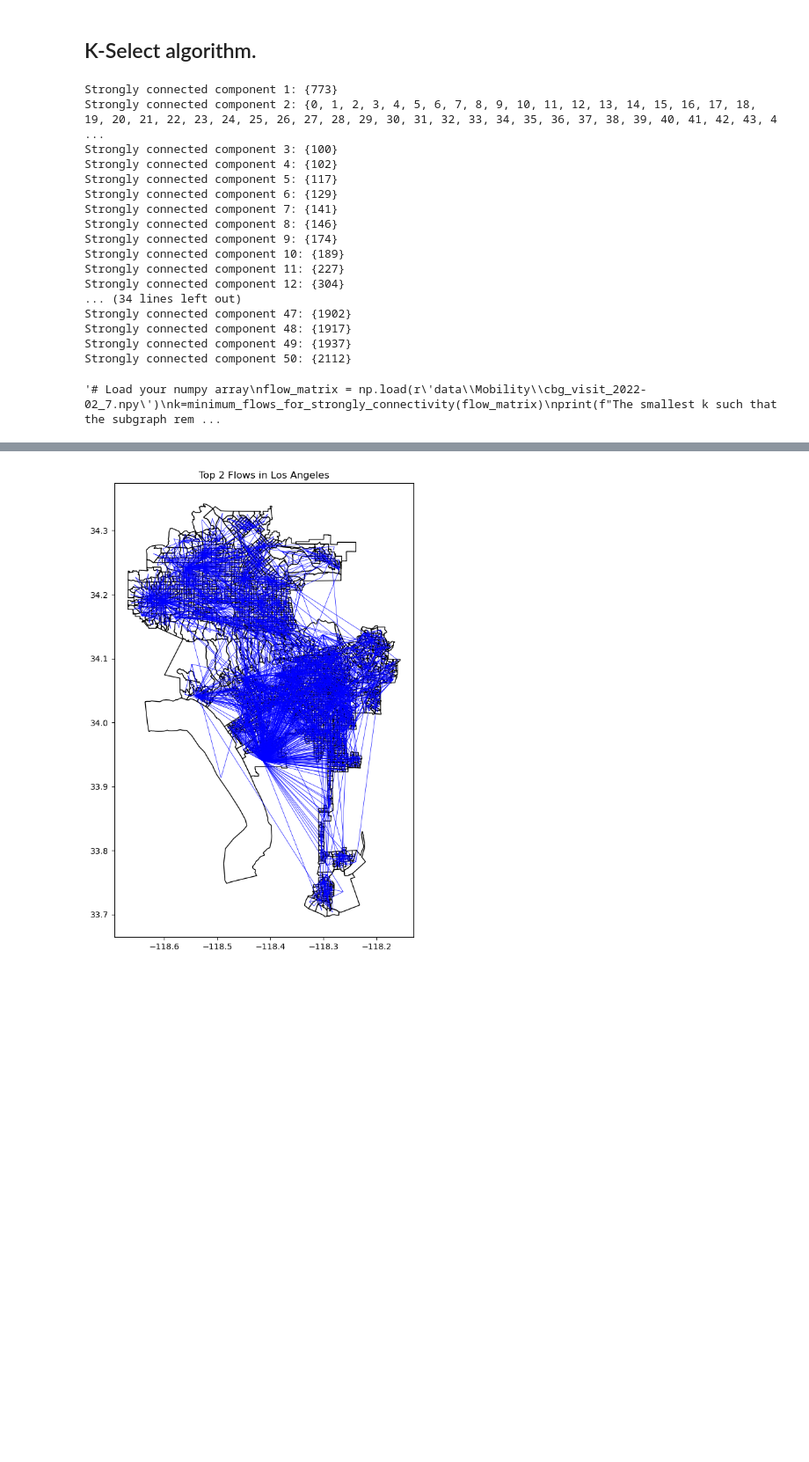
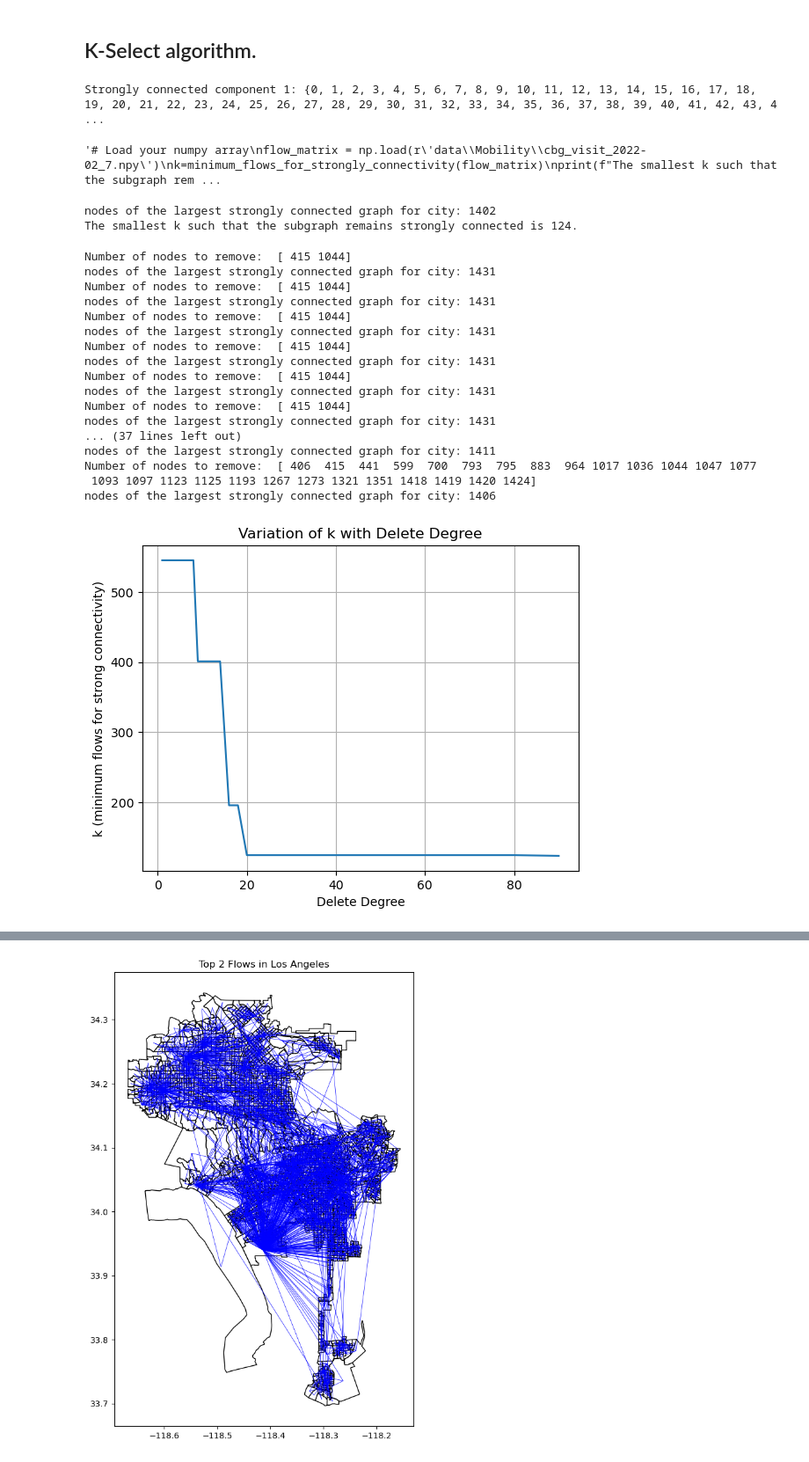
Before and after one commit to Mobility-Constant/Top-k-network, a Jupyter notebook: k_select.ipynb, the cells around one changed output, grey strips where cells are left out. Shown at 88% size. Saved outputs shown, nothing was run; the diff lists cells and outputs as text; code cells hidden in the pictures; blank space fills up the shorter version.

```diff
--- a/k_select.ipynb
+++ b/k_select.ipynb
@@ -17,8 +17,8 @@ from shapely import wkt
 # Extract the strongly connected components and print.
 
 # Load your numpy array and node to CBG mapping
-flow_matrix = np.load(r'data\Mobility\cbg_visit_2022-02_3.npy')
-
+#flow_matrix = np.load(r'data\Mobility\cbg_visit_2022-02_3.npy')
+flow_matrix = np.load(r'bj_flow_matrix_201807_wuhuan.npy')
 # Set the diagonal elements to zero
 np.fill_diagonal(flow_matrix, 0)
 
@@ -32,23 +32,7 @@ scc = list(nx.strongly_connected_components(G))
 for i, component in enumerate(scc, start=1):
     print(f"Strongly connected component {i}: {component}")
 # %% [output]
-Strongly connected component 1: {773}
-Strongly connected component 2: {0, 1, 2, 3, 4, 5, 6, 7, 8, 9, 10, 11, 12, 13, 14, 15, 16, 17, 18, 19, 20, 21, 22, 23, 24, 25, 26, 27, 28, 29, 30, 31, 32, 33, 34, 35, 36, 37, 38, 39, 40, 41, 42, 43, 4 ...
-Strongly connected component 3: {100}
-Strongly connected component 4: {102}
-Strongly connected component 5: {117}
-Strongly connected component 6: {129}
-Strongly connected component 7: {141}
-Strongly connected component 8: {146}
-Strongly connected component 9: {174}
-Strongly connected component 10: {189}
-Strongly connected component 11: {227}
-Strongly connected component 12: {304}
-... (34 lines left out)
-Strongly connected component 47: {1902}
-Strongly connected component 48: {1917}
-Strongly connected component 49: {1937}
-Strongly connected component 50: {2112}
+Strongly connected component 1: {0, 1, 2, 3, 4, 5, 6, 7, 8, 9, 10, 11, 12, 13, 14, 15, 16, 17, 18, 19, 20, 21, 22, 23, 24, 25, 26, 27, 28, 29, 30, 31, 32, 33, 34, 35, 36, 37, 38, 39, 40, 41, 42, 43, 4 ...
 # %%
 # The algorithm to find the smallest k such that the subgraph remains strongly connected
 # The binary search algorithm is used in finding the smallest k
@@ -117,3 +101,61 @@ print(f"The smallest k such that the subgraph remains strongly connected is {k}.
 """
 # %% [output]
 '# Load your numpy array\nflow_matrix = np.load(r\'data\\Mobility\\cbg_visit_2022-02_7.npy\')\nk=minimum_flows_for_strongly_connectivity(flow_matrix)\nprint(f"The smallest k such that the subgraph rem ...
+# %%
+# Load your numpy array
+flow_matrix = np.load(r'bj_flow_matrix_201807_liuhuan_reduced.npy')
+k=minimum_flows_for_strongly_connectivity(flow_matrix)
+print(f"The smallest k such that the subgraph remains strongly connected is {k}.")
+# %% [output]
+nodes of the largest strongly connected graph for city: 1402
+The smallest k such that the subgraph remains strongly connected is 124.
+# %%
+flow_matrix = np.load(r'bj_flow_matrix_201807_liuhuan.npy')
+delete_degrees = [1, 2,3 ,4, 5, 6, 7, 8, 9, 10, 12, 14, 16, 18, 20, 25, 30, 35, 40, 45, 50, 60, 70, 80, 90,]
+results = []
+df_ks = pd.DataFrame(columns=['delete_degree', 'k'])
+
+for delete_degree in delete_degrees:
+    # Convert the original flows to binary
+    flows_binary = (flow_matrix > 0).astype(int)
+
+    # Calculate the degrees based on the new definition
+    degrees_all = np.sum(np.logical_or(flows_binary, flows_binary.T), axis=1)
+
+    # find the nodes whose degree are lower than 5
+    nodes_to_remove = np.where(degrees_all < delete_degree)[0]
+    print('Number of nodes to remove: ', (nodes_to_remove))
+
+    # Remove the ndoes from the matrix
+    reduced_matrix = np.delete(flow_matrix, nodes_to_remove, axis=0)
+    reduced_matrix = np.delete(reduced_matrix, nodes_to_remove, axis=1)
+
+    k=minimum_flows_for_strongly_connectivity(reduced_matrix)
+    results.append(k)
+
+# 绘制结果
+plt.plot(delete_degrees, results)
+plt.xlabel('Delete Degree')
+plt.ylabel('k (minimum flows for strong connectivity)')
+plt.title('Variation of k with Delete Degree')
+plt.grid(True)
+plt.show()
+# %% [output]
+Number of nodes to remove:  [ 415 1044]
+nodes of the largest strongly connected graph for city: 1431
+Number of nodes to remove:  [ 415 1044]
+nodes of the largest strongly connected graph for city: 1431
+Number of nodes to remove:  [ 415 1044]
+nodes of the largest strongly connected graph for city: 1431
+Number of nodes to remove:  [ 415 1044]
+nodes of the largest strongly connected graph for city: 1431
+Number of nodes to remove:  [ 415 1044]
+nodes of the largest strongly connected graph for city: 1431
+Number of nodes to remove:  [ 415 1044]
+nodes of the largest strongly connected graph for city: 1431
+... (37 lines left out)
+nodes of the largest strongly connected graph for city: 1411
+Number of nodes to remove:  [ 406  415  441  599  700  793  795  883  964 1017 1036 1044 1047 1077
+ 1093 1097 1123 1125 1193 1267 1273 1321 1351 1418 1419 1420 1424]
+nodes of the largest strongly connected graph for city: 1406
+[figure, added]
```
Also changed, not shown: parts of 3 cells of this notebook.
